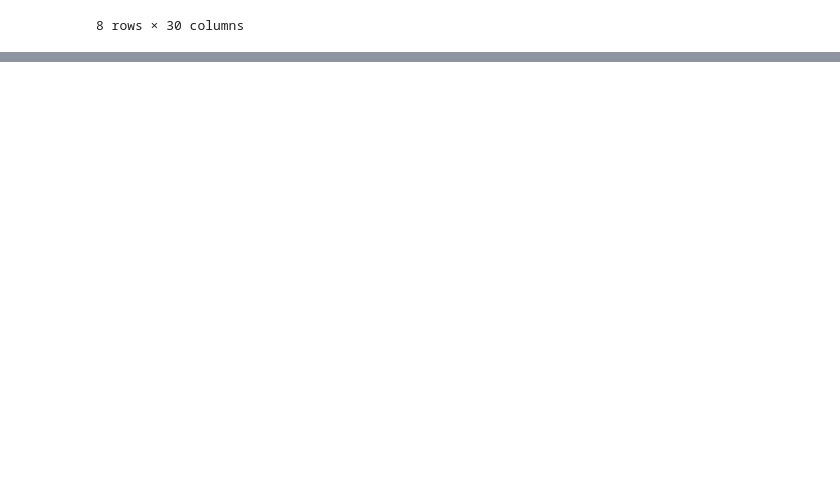
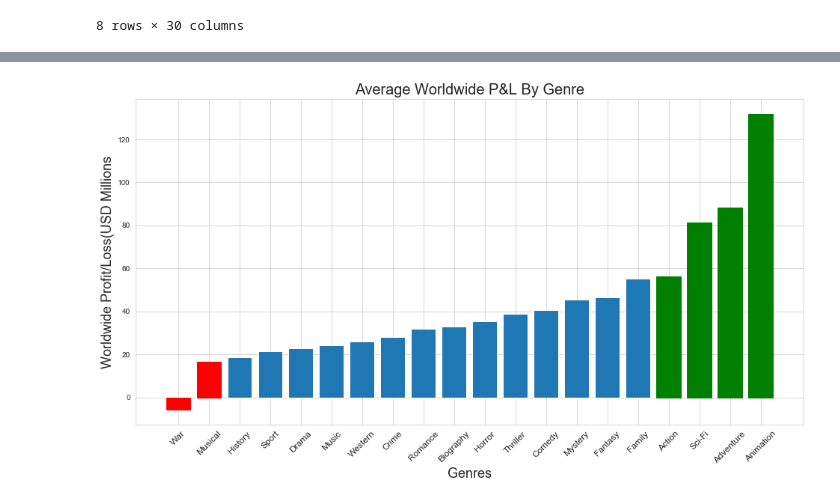
Before and after one commit to nqabell89/movie_industry_analysis, a Jupyter notebook: Movie_Industry_EDA.ipynb, the cells around one changed output, grey strips where cells are left out. Saved outputs shown, nothing was run; the diff lists cells and outputs as text; code cells hidden in the pictures; blank space fills up the shorter version.

```diff
--- a/Movie_Industry_EDA.ipynb
+++ b/Movie_Industry_EDA.ipynb
@@ -37,8 +27,8 @@ unique_genres = set([x for genre in [genres.split(', ') for genres in movies_df[
 genres = list(unique_genres)
 # %%
 def remove_outlier(df_in, col_name):
-    q1 = df_in[col_name].quantile(0.25)
-    q3 = df_in[col_name].quantile(0.75)
+    q1 = df_in[col_name].quantile(0.10)
+    q3 = df_in[col_name].quantile(0.90)
     iqr = q3-q1 #Interquartile range
     fence_low  = q1-1.5*iqr
     fence_high = q3+1.5*iqr
@@ -47,3 +40,28 @@ def remove_outlier(df_in, col_name):
+# %%
+wpl_noutlier_df = remove_outlier(movies_df, 'worldwide_profit_loss')
+avg_worldwide_pl_by_genre = []
+for genre in genres:
+    avg_worldwide_pl_by_genre.append((wpl_noutlier_df[wpl_noutlier_df[genre]==1]\
+                                      .worldwide_profit_loss.mean(), genre))
+avg_worldwide_pl_by_genre.sort()
+genre = [name[1] for name in avg_worldwide_pl_by_genre]
+avg_pl = [pl[0] for pl in avg_worldwide_pl_by_genre]
+# %%
+fig, wpl=plt.subplots(figsize=(16,8))
+bars = wpl.bar(x=genre, height=avg_pl)
+plt.xlabel('Genres', fontsize=18)
+plt.xticks(rotation=45, fontsize=12)
+plt.ylabel('Worldwide Profit/Loss(USD Millions', fontsize=18)
+plt.title("Average Worldwide P&L By Genre", fontsize=20)
+bars[0].set_color('r')
+bars[1].set_color('r')
+bars[-4].set_color('g')
+bars[-3].set_color('g')
+bars[-2].set_color('g')
+bars[-1].set_color('g')
+plt.show(wpl)
+# %% [output]
+[figure, added]
 # %%
 wroi_noutlier_df = remove_outlier(movies_df, 'worldwide_roi')
 avg_worldwide_roi_by_genre = []
```
Also changed, not shown: parts of 30 cells of this notebook, 1 other file.
